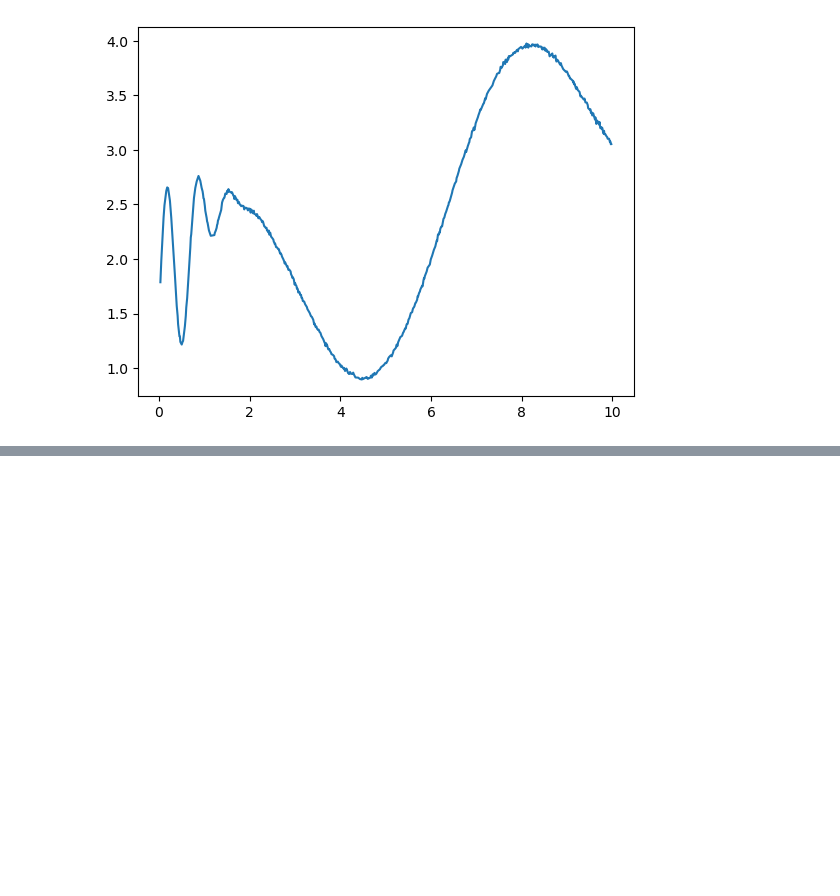
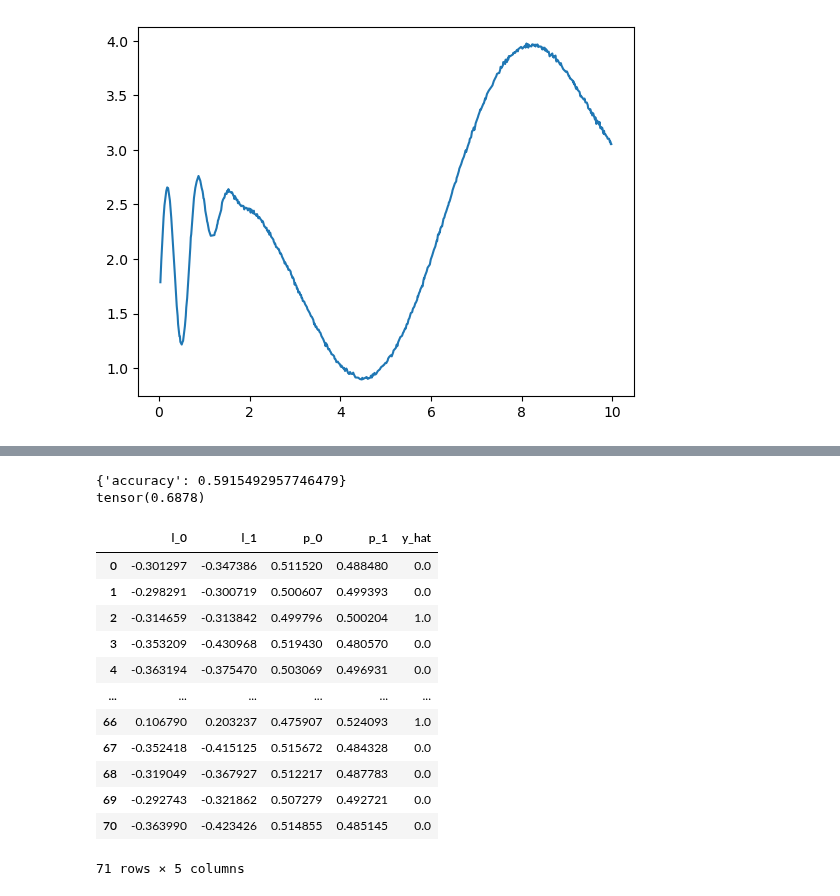
Before and after one commit to Ricu/fantastic-umbrella, a Jupyter notebook: test.ipynb, the cells around one changed output, grey strips where cells are left out. Saved outputs shown, nothing was run; the diff lists cells and outputs as text; code cells hidden in the pictures; blank space fills up the shorter version.

```diff
--- a/test.ipynb
+++ b/test.ipynb
@@ -215,0 +340,52 @@ plt.plot(x[train_mask],y[train_mask])
+# %%
+import evaluate
+
+eval_loss = 0
+predicted_logits = torch.empty(0,2)
+predicted_probabilites = torch.empty(0,2)
+predictions = torch.empty(0)
+softmax_fn = nn.Softmax(dim=1)
+metric = evaluate.load("glue", task_name)
+
+for step, batch in enumerate(eval_dataloader):
+    with torch.no_grad():
+        outputs = model(**batch)
+        eval_loss += outputs.loss.detach().float()
+    predicted_logits = torch.cat([predicted_logits, outputs.logits],dim=0)
+    predicted_probabilites = torch.cat([predicted_probabilites, softmax_fn(outputs.logits)],dim=0)
+    preds = outputs.logits.argmax(dim=-1) if not is_regression else outputs.logits.squeeze()
+    predictions = torch.cat([predictions, preds],dim=0)
+    metric.add_batch(
+                predictions=preds,
+                references=batch["labels"],
+    )
+
+
+eval_metric = metric.compute()
+print(eval_metric)
+print(eval_loss/len(eval_dataloader))
+    # predictions, references = accelerator.gather((predictions, batch["labels"]))
+# %% [output]
+{'accuracy': 0.5915492957746479}
+tensor(0.6878)
+# %%
+import pandas as pd
+df = pd.DataFrame(torch.concat([predicted_logits,
+                                predicted_probabilites,
+                                torch.unsqueeze(predictions,1)],dim=1).numpy(),
+                  columns=["l_0","l_1","p_0","p_1","y_hat"])
+df
+# %% [output]
+|  | l_0 | l_1 | p_0 | p_1 | y_hat |
+| 0 | -0.301297 | -0.347386 | 0.511520 | 0.488480 | 0.0 |
+| 1 | -0.298291 | -0.300719 | 0.500607 | 0.499393 | 0.0 |
+| 2 | -0.314659 | -0.313842 | 0.499796 | 0.500204 | 1.0 |
+| 3 | -0.353209 | -0.430968 | 0.519430 | 0.480570 | 0.0 |
+| 4 | -0.363194 | -0.375470 | 0.503069 | 0.496931 | 0.0 |
+| ... | ... | ... | ... | ... | ... |
+| 66 | 0.106790 | 0.203237 | 0.475907 | 0.524093 | 1.0 |
+| 67 | -0.352418 | -0.415125 | 0.515672 | 0.484328 | 0.0 |
+| 68 | -0.319049 | -0.367927 | 0.512217 | 0.487783 | 0.0 |
+| 69 | -0.292743 | -0.321862 | 0.507279 | 0.492721 | 0.0 |
+| 70 | -0.363990 | -0.423426 | 0.514855 | 0.485145 | 0.0 |
+71 rows × 5 columns
```
Also changed, not shown: parts of 7 cells of this notebook.
